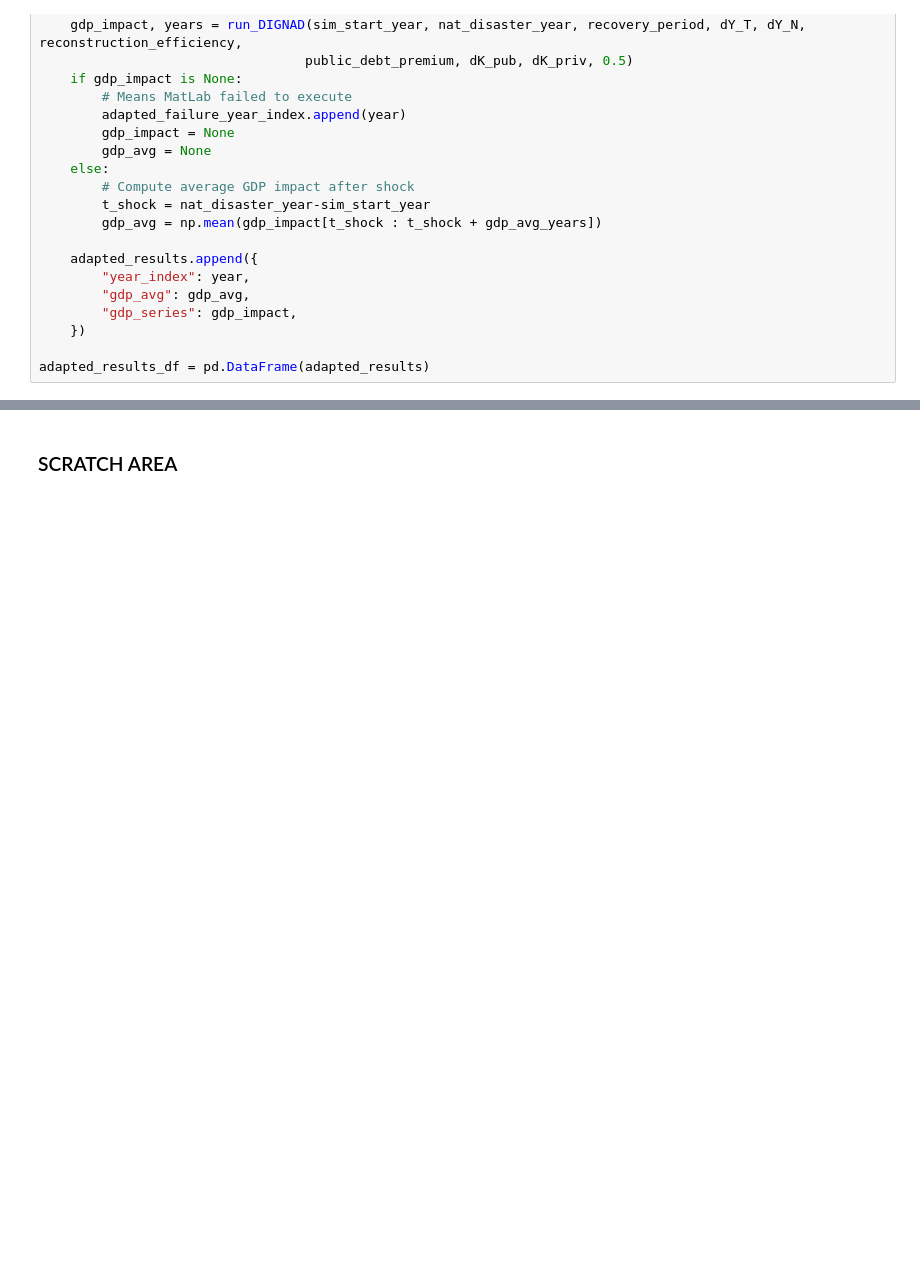
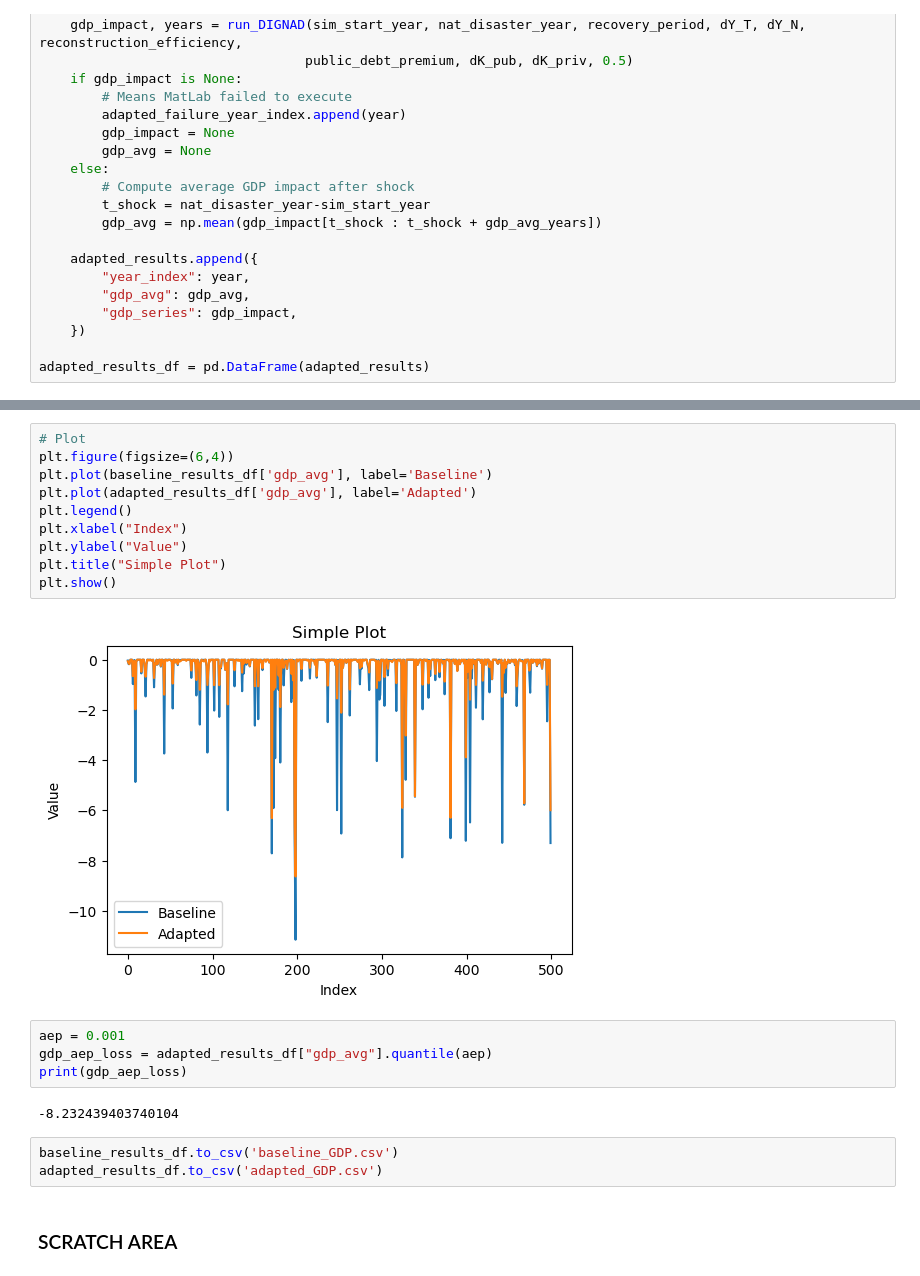
Before and after one commit to mvbnffc/sovereign-risk, a Jupyter notebook: notebooks/4_macro_simulation.ipynb, the cells around one changed output, grey strips where cells are left out. Drawn from its saved outputs; the diff is of its cells as text; blank space fills up the shorter version.

```diff
--- a/notebooks/4_macro_simulation.ipynb
+++ b/notebooks/4_macro_simulation.ipynb
@@ -321,3 +366,24 @@ adapted_results_df
+# %%
+# Plot
+plt.figure(figsize=(6,4))
+plt.plot(baseline_results_df['gdp_avg'], label='Baseline')
+plt.plot(adapted_results_df['gdp_avg'], label='Adapted')
+plt.legend()
+plt.xlabel("Index")
+plt.ylabel("Value")
+plt.title("Simple Plot")
+plt.show()
+# %% [output]
+[figure, added]
+# %%
+aep = 0.001
+gdp_aep_loss = adapted_results_df["gdp_avg"].quantile(aep)
+print(gdp_aep_loss)
+# %% [output]
+-8.232439403740104
+# %%
+baseline_results_df.to_csv('baseline_GDP.csv')
+adapted_results_df.to_csv('adapted_GDP.csv')
 # %% [markdown]
 ### SCRATCH AREA
 # %%
```
Also changed, not shown: parts of 12 cells of this notebook, 3 other files.
